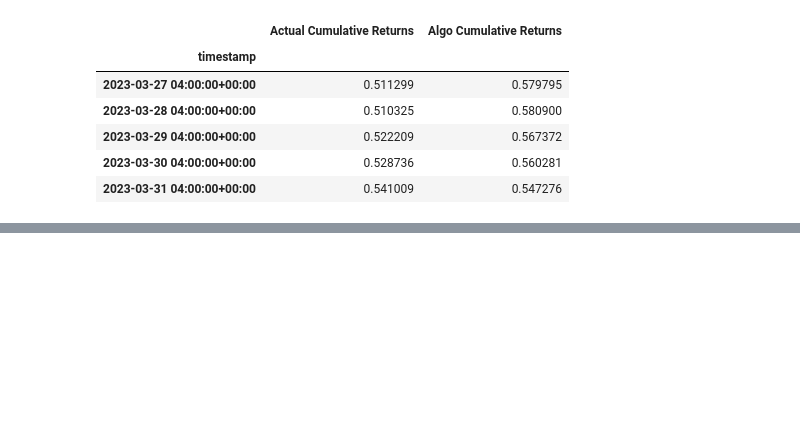
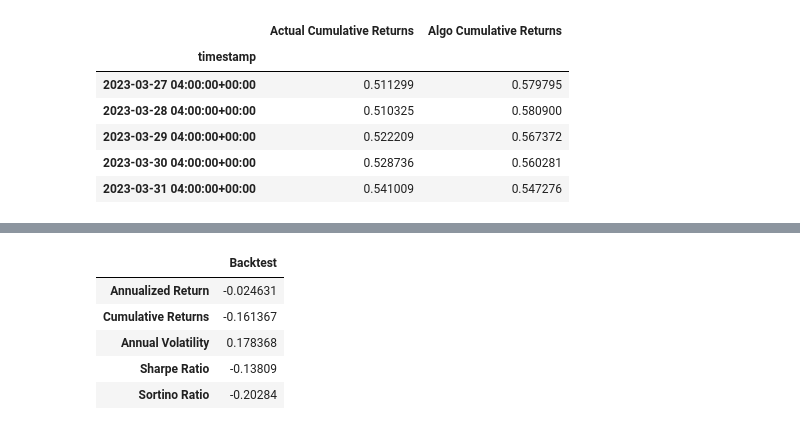
Before and after one commit to amirctech/Financial-Analysis-of-Real-Estate-Stocks, a Jupyter notebook: ICF-LR.ipynb, the cells around one changed output, grey strips where cells are left out. Cells and saved outputs as stored; diff of their text form; code cells hidden in the pictures; blank space fills up the shorter version.

```diff
--- a/ICF-LR.ipynb
+++ b/ICF-LR.ipynb
@@ -299,0 +401,50 @@ cumulative_df.tail()
+# %%
+# Calculate the Cumulative returns metric
+algo_evaluation_df.loc['Cumulative Returns'] = algo_backtest['Portfolio Cumulative Returns'][-1]
+# %%
+# Calculate the Annual volatility metric
+algo_evaluation_df.loc['Annual Volatility'] = (
+    algo_backtest['Portfolio Daily Returns'].std() * np.sqrt(252)
+)
+# %%
+# Calculate the Sharpe ratio
+algo_evaluation_df.loc['Sharpe Ratio'] = (
+    algo_backtest['Portfolio Daily Returns'].mean() * 252) / (
+    algo_backtest['Portfolio Daily Returns'].std() * np.sqrt(252)
+)
+# %%
+# Calculate the Sortino ratio
+# Start by calculating the downside return values
+
+# Create a DataFrame that contains the Portfolio Daily Returns column
+sortino_ratio_df = algo_backtest[['Portfolio Daily Returns']].copy()
+
+# Create a column to hold downside return values
+sortino_ratio_df.loc[:,'Downside Returns'] = 0
+
+# Find Portfolio Daily Returns values less than 0,
+# square those values, and add them to the Downside Returns column
+sortino_ratio_df.loc[sortino_ratio_df['Portfolio Daily Returns'] < 0,
+                     'Downside Returns'] = sortino_ratio_df['Portfolio Daily Returns']**2
+
+# Calculate the annualized return value
+annualized_return = sortino_ratio_df['Portfolio Daily Returns'].mean() * 252
+
+# Calculate the annualized downside standard deviation value
+downside_standard_deviation = np.sqrt(sortino_ratio_df['Downside Returns'].mean()) * np.sqrt(252)
+
+# Divide the annualized return value by the downside standard deviation value
+sortino_ratio = annualized_return/downside_standard_deviation
+
+# Add the Sortino ratio to the evaluation DataFrame
+algo_evaluation_df.loc['Sortino Ratio'] = sortino_ratio
+# %%
+# Review the portfolio evaluation DataFrame
+algo_evaluation_df
+# %% [output]
+|  | Backtest |
+| Annualized Return | -0.024631 |
+| Cumulative Returns | -0.161367 |
+| Annual Volatility | 0.178368 |
+| Sharpe Ratio | -0.13809 |
+| Sortino Ratio | -0.20284 |
```
Also changed, not shown: parts of 7 cells of this notebook, 1 other file.
